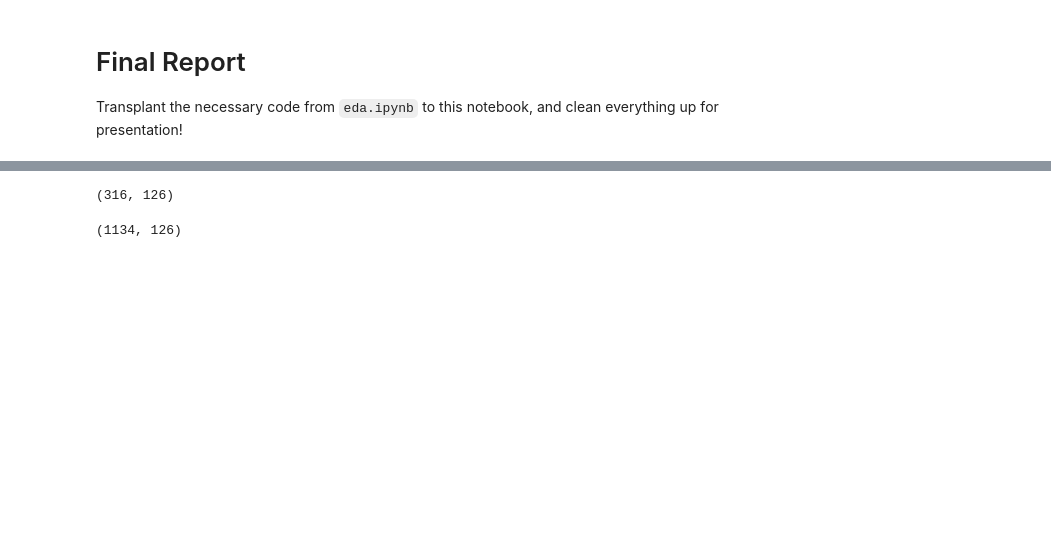
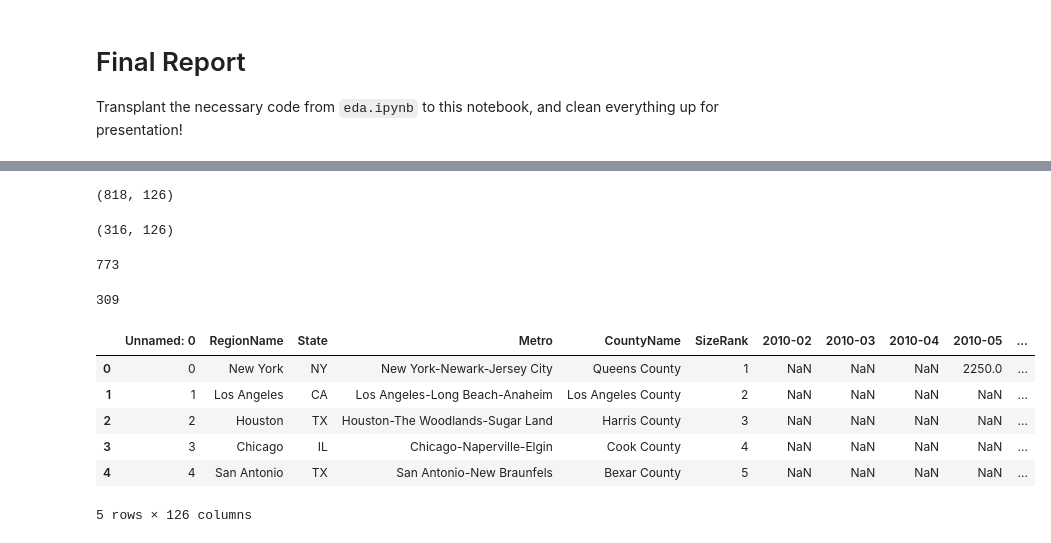
Before and after one commit to TabithaMaud/rental-analysis-final-project, a Jupyter notebook: report.ipynb, the cells around one changed output, grey strips where cells are left out. Cells and saved outputs as stored; diff of their text form; code cells hidden in the pictures; blank space fills up the shorter version.

```diff
--- a/report.ipynb
+++ b/report.ipynb
@@ -50 +13,5 @@ onebedroom.head(50)
+# %%
+onebedroom.shape
+# %% [output]
+(818, 126)
 # %%
@@ -52,4 +18,13 @@ fourbedroom['bedrooms'] = 4
 fourbedroom.shape
 # %% [output]
 (316, 126)
+# %%
+#find unique values of city, I believe this is why onebedroom has 500+ rows
+onebedroom.RegionName.nunique()
+# %% [output]
+773
+# %%
+fourbedroom.RegionName.nunique()
+# %% [output]
+309
 # %%
@@ -56,6 +32,11 @@ fourbedroom.shape
 rentals = pd.concat([onebedroom, fourbedroom])
 # %%
 rentals.head()
-rentals.shape
 # %% [output]
+|  | Unnamed: 0 | RegionName | State | Metro | CountyName | SizeRank | 2010-02 | 2010-03 | 2010-04 | 2010-05 | ... |
+| 0 | 0 | New York | NY | New York-Newark-Jersey City | Queens County | 1 | NaN | NaN | NaN | 2250.0 | ... |
+| 1 | 1 | Los Angeles | CA | Los Angeles-Long Beach-Anaheim | Los Angeles County | 2 | NaN | NaN | NaN | NaN | ... |
+| 2 | 2 | Houston | TX | Houston-The Woodlands-Sugar Land | Harris County | 3 | NaN | NaN | NaN | NaN | ... |
+| 3 | 3 | Chicago | IL | Chicago-Naperville-Elgin | Cook County | 4 | NaN | NaN | NaN | NaN | ... |
+| 4 | 4 | San Antonio | TX | San Antonio-New Braunfels | Bexar County | 5 | NaN | NaN | NaN | NaN | ... |
-(1134, 126)
+5 rows × 126 columns
```
Also changed, not shown: parts of 14 cells of this notebook.
